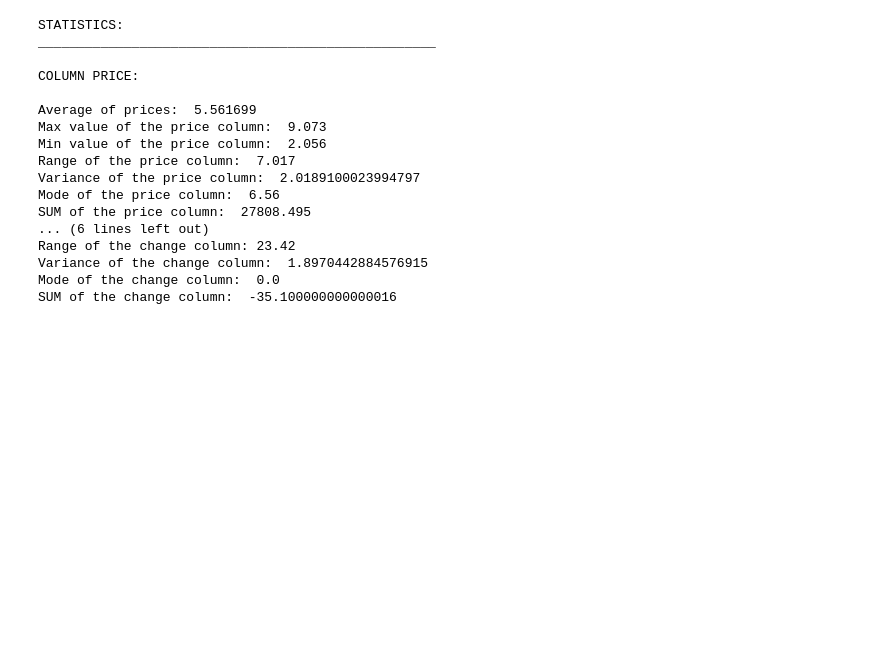
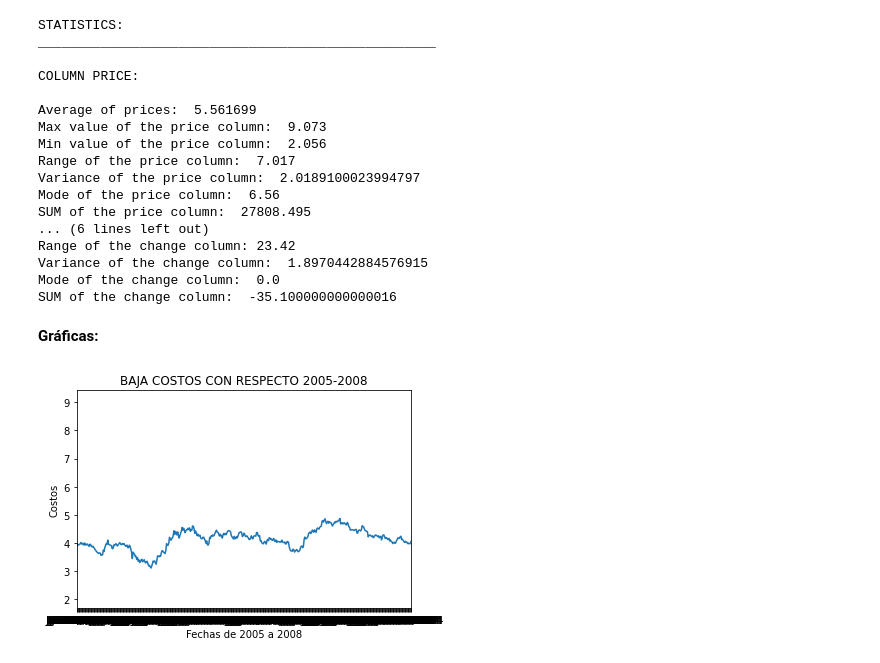
Before and after one commit to ArmandoArV/retoAnalitica, a Jupyter notebook: NOTEBOOKPROYECTO.ipynb, the cells around one changed output. Saved outputs shown, nothing was run; the diff lists cells and outputs as text; code cells hidden in the pictures; blank space fills up the shorter version.

```diff
--- a/NOTEBOOKPROYECTO.ipynb
+++ b/NOTEBOOKPROYECTO.ipynb
@@ -44,6 +45,11 @@ ChangeUSA = usa['Change %'] # Dataframe for the Change in percentage
 # %% [markdown]
 Statistics:
 # %%
+    # Dataframe
+PriceUSA = usa['Price'] # Dataframe for the price
+ChangeUSA = usa['Change %'] # Dataframe for the Change in percentage
+DatesUSA = usa['Date']
+# Some statistics stuff
 # Change
 AvChange = ChangeUSA.mean()
 MAXChange = np.max(ChangeUSA)
@@ -52,7 +58,12 @@ RanChange = MAXChange-MINChange
 VarChange = stat.variance(ChangeUSA)
 ModChange = stat.mode(ChangeUSA)
 SUMChange = np.sum(ChangeUSA)
-# Price
+(unique, counts) = np.unique(ChangeUSA, return_counts=True)
+Changefrequencies = np.asarray((unique, counts)).T
+
+
+
+    # Price
 AvPrice = np.average(PriceUSA)
 MAXPrice = np.max(PriceUSA)
 MINPrice = np.min(PriceUSA)
@@ -105,3 +116,18 @@ Range of the change column: 23.42
 Variance of the change column:  1.8970442884576915
 Mode of the change column:  0.0
 SUM of the change column:  -35.100000000000016
+# %% [markdown]
+**Gráficas:**
+# %%
+x = DatesUSA
+y = PriceUSA
+y1 = ChangeUSA
+
+plt.plot(x,y)
+plt.xlabel("Fechas de 2005 a 2008")
+plt.ylabel("Costos")
+plt.xlim(500,50)
+plt.title("BAJA COSTOS CON RESPECTO 2005-2008")
+plt.show()
+# %% [output]
+[figure, added]
```
Also changed, not shown: parts of 3 cells of this notebook, 7 other files.
